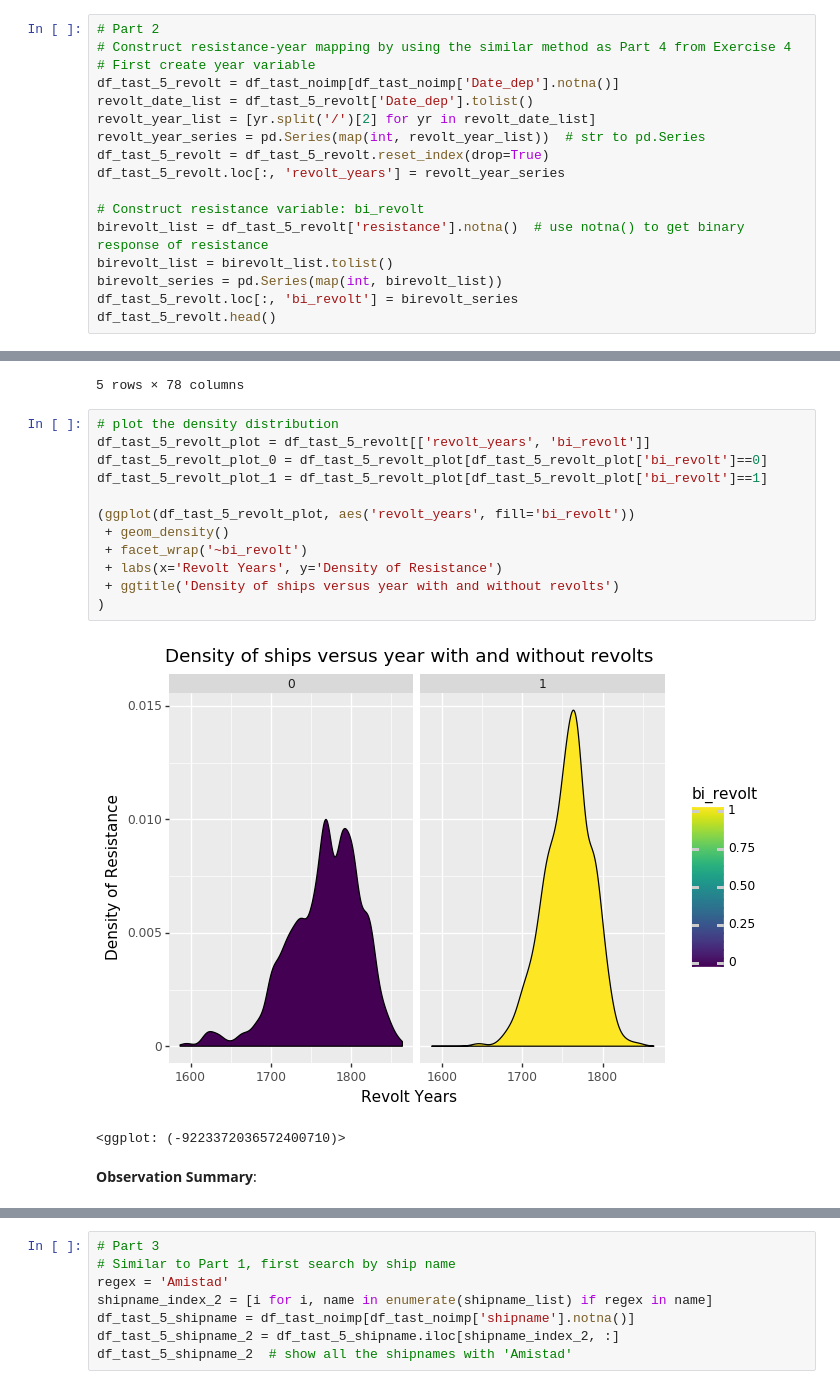
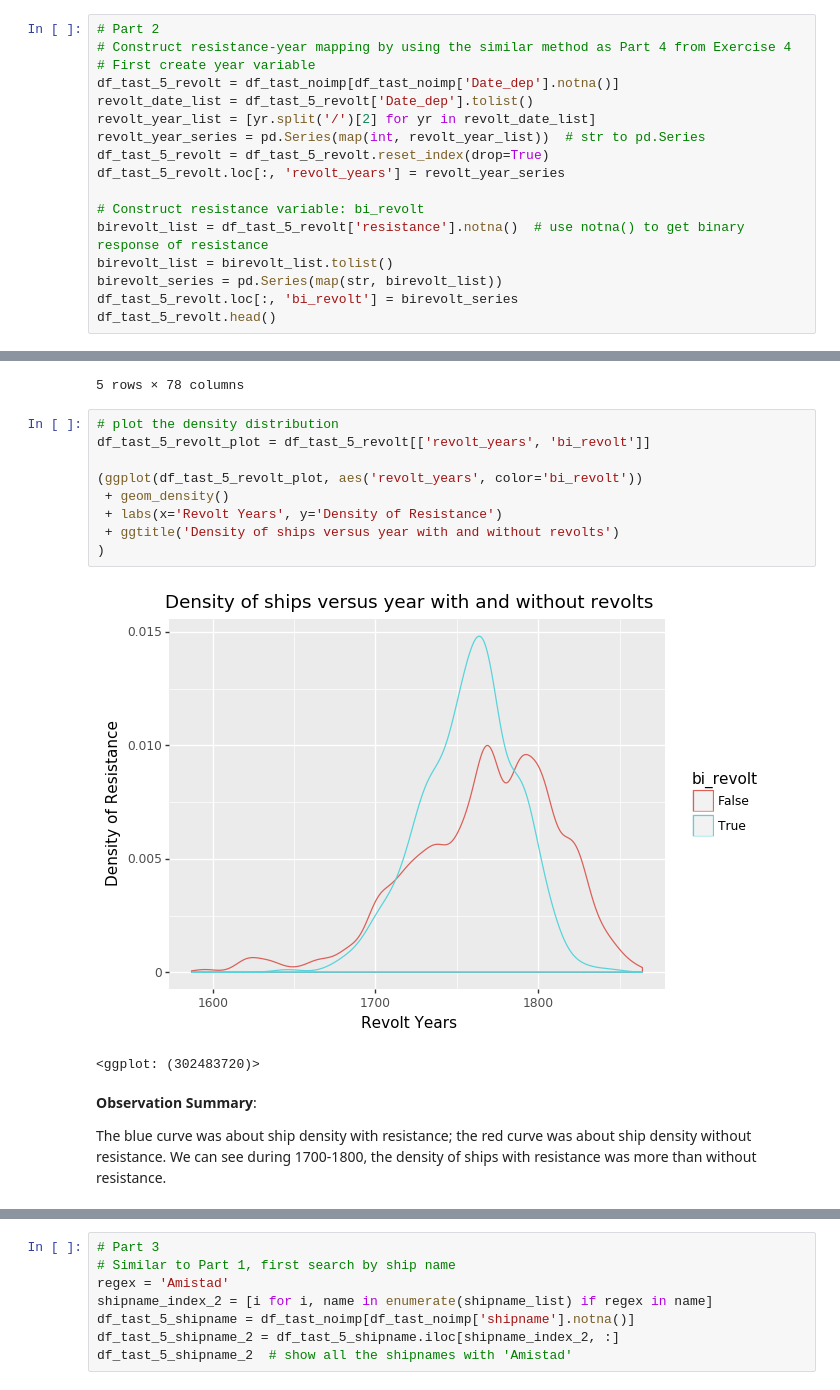
Before and after one commit to Chenghan-Sun/DS-Projects, a Jupyter notebook: 220_midterm/midterm.ipynb, the cells around one changed output, grey strips where cells are left out. Cells and saved outputs as stored; diff of their text form.

```diff
--- a/220_midterm/midterm.ipynb
+++ b/220_midterm/midterm.ipynb
@@ -563,7 +573,7 @@ df_tast_5_revolt.loc[:, 'revolt_years'] = revolt_year_series
 # Construct resistance variable: bi_revolt
 birevolt_list = df_tast_5_revolt['resistance'].notna()  # use notna() to get binary response of resistance
 birevolt_list = birevolt_list.tolist()
-birevolt_series = pd.Series(map(int, birevolt_list))
+birevolt_series = pd.Series(map(str, birevolt_list))
 df_tast_5_revolt.loc[:, 'bi_revolt'] = birevolt_series
 df_tast_5_revolt.head()
 # %% [output]
@@ -577,17 +587,16 @@ df_tast_5_revolt.head()
 # %%
 # plot the density distribution
 df_tast_5_revolt_plot = df_tast_5_revolt[['revolt_years', 'bi_revolt']]
-df_tast_5_revolt_plot_0 = df_tast_5_revolt_plot[df_tast_5_revolt_plot['bi_revolt']==0]
-df_tast_5_revolt_plot_1 = df_tast_5_revolt_plot[df_tast_5_revolt_plot['bi_revolt']==1]
 
-(ggplot(df_tast_5_revolt_plot, aes('revolt_years', fill='bi_revolt'))
+(ggplot(df_tast_5_revolt_plot, aes('revolt_years', color='bi_revolt'))
  + geom_density()
- + facet_wrap('~bi_revolt')
  + labs(x='Revolt Years', y='Density of Resistance')
  + ggtitle('Density of ships versus year with and without revolts')
 )
 # %% [output]
-[figure, old version]
+[figure, new version]
-<ggplot: (-9223372036572400710)>
+<ggplot: (302483720)>
-# %% [markdown]
-**Observation Summary**:
+# %% [markdown]
+**Observation Summary**:
+
+The blue curve was about ship density with resistance; the red curve was about ship density without resistance. We can see during 1700-1800, the density of ships with resistance was more than without resistance.
```
Also changed, not shown: parts of 53 cells of this notebook.
